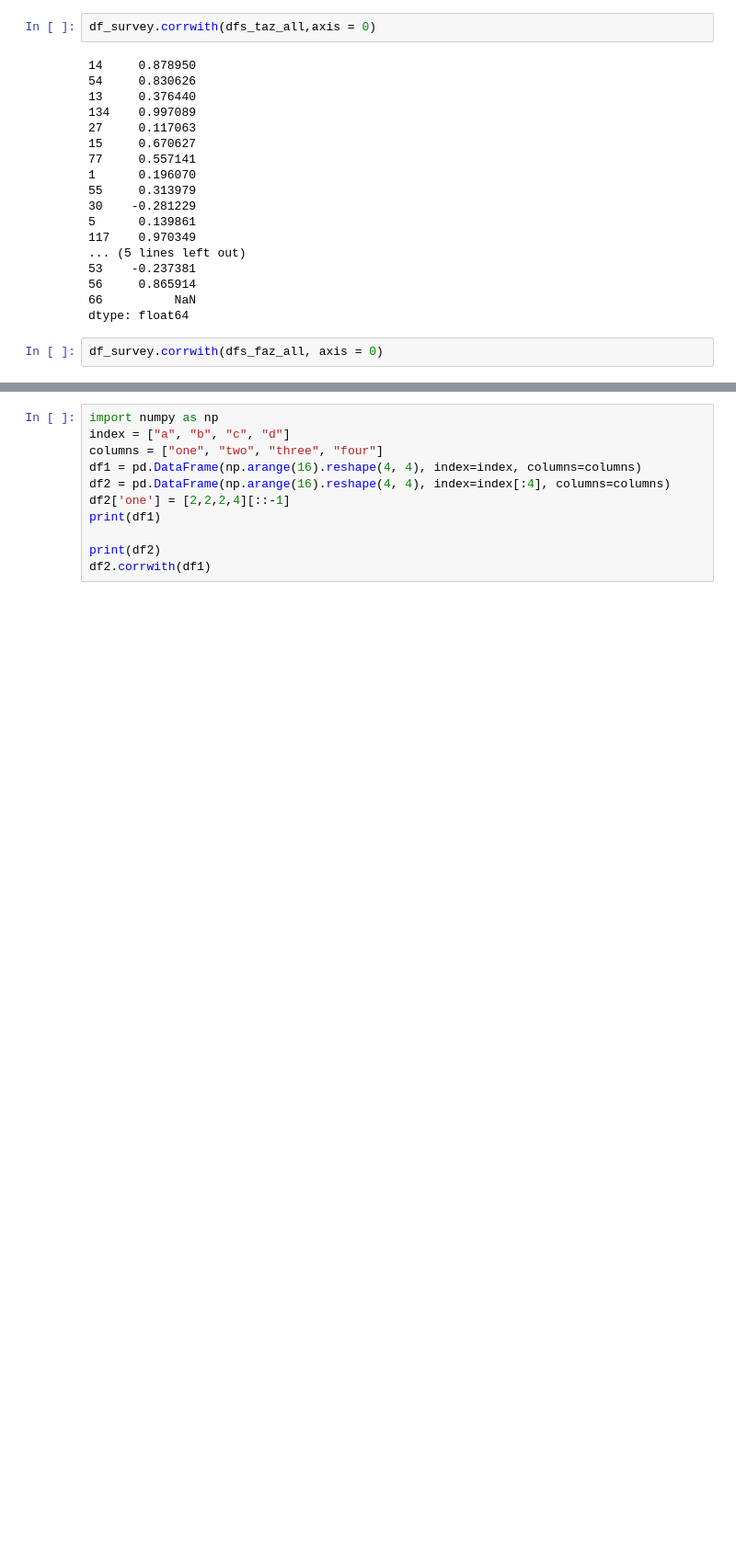
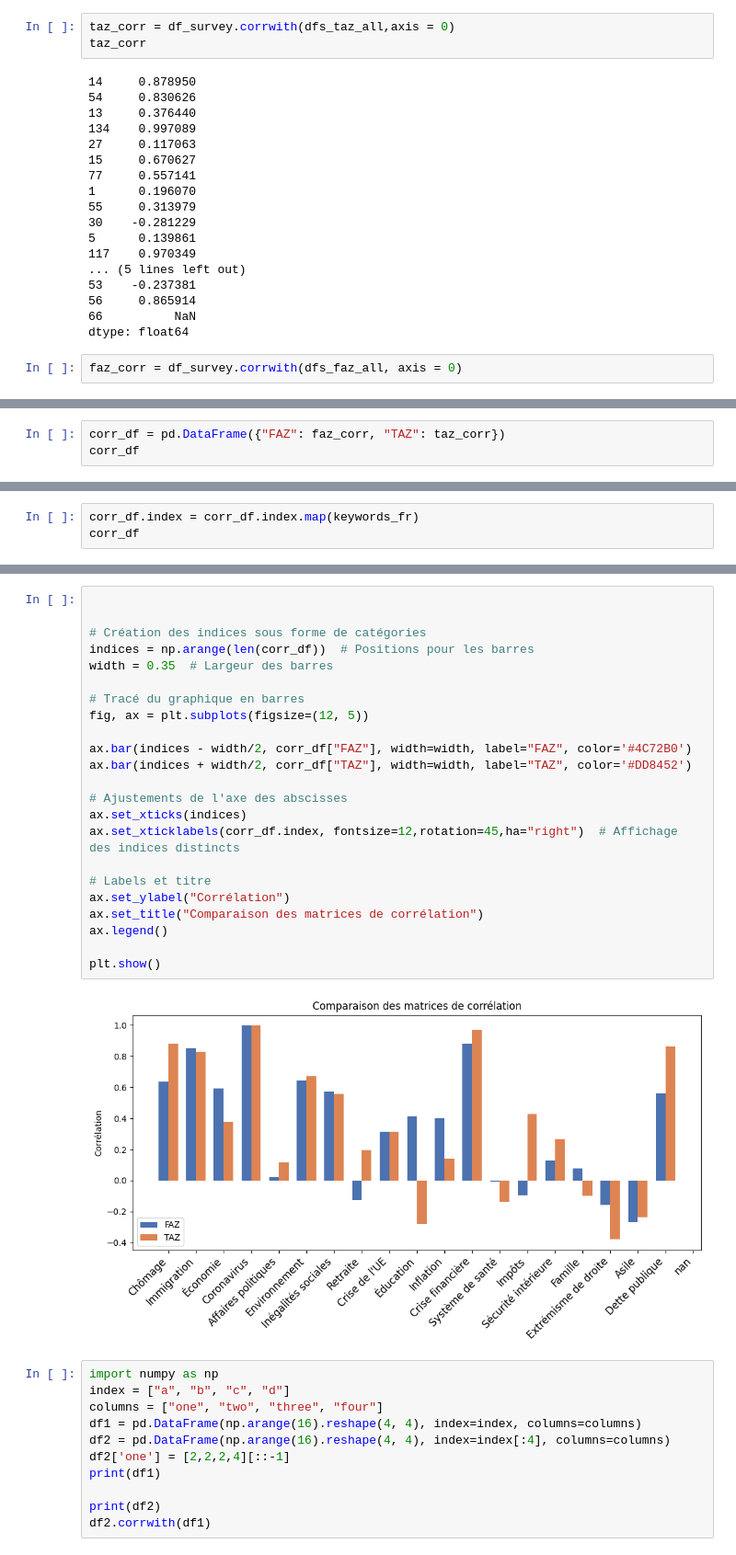
Before and after one commit to atg205/VoteMax, a Jupyter notebook: model_survey.ipynb, the cells around one changed output, grey strips where cells are left out. Shown: that part at 92% size. Drawn from its saved outputs; the diff is of its cells as text; blank space fills up the shorter version.

Commit message:
graphique

```diff
--- a/model_survey.ipynb
+++ b/model_survey.ipynb
@@ -341,7 +342,8 @@ print(dfs_faz_all.columns.values)
 [ 55  30  56  13  23  20 117  10  27   1  19  14 134   5  77  54  58  15
   53]
 # %%
-df_survey.corrwith(dfs_taz_all,axis = 0)
+taz_corr = df_survey.corrwith(dfs_taz_all,axis = 0)
+taz_corr
 # %% [output]
 14     0.878950
 54     0.830626
@@ -361,4 +363,4 @@ df_survey.corrwith(dfs_taz_all,axis = 0)
 66          NaN
 dtype: float64
 # %%
-df_survey.corrwith(dfs_faz_all, axis = 0)
+faz_corr = df_survey.corrwith(dfs_faz_all, axis = 0)
@@ -382,0 +367,3 @@ dtype: float64
+# %%
+corr_df = pd.DataFrame({"FAZ": faz_corr, "TAZ": taz_corr})
+corr_df
@@ -382,0 +410,3 @@ dtype: float64
+# %%
+corr_df.index = corr_df.index.map(keywords_fr)
+corr_df
@@ -383,3 +431,28 @@ dtype: float64
+# %%
+
+
+# Création des indices sous forme de catégories
+indices = np.arange(len(corr_df))  # Positions pour les barres
+width = 0.35  # Largeur des barres
+
+# Tracé du graphique en barres
+fig, ax = plt.subplots(figsize=(12, 5))
+
+ax.bar(indices - width/2, corr_df["FAZ"], width=width, label="FAZ", color='#4C72B0')
+ax.bar(indices + width/2, corr_df["TAZ"], width=width, label="TAZ", color='#DD8452')
+
+# Ajustements de l'axe des abscisses
+ax.set_xticks(indices)
+ax.set_xticklabels(corr_df.index, fontsize=12,rotation=45,ha="right")  # Affichage des indices distincts
+
+# Labels et titre
+ax.set_ylabel("Corrélation")
+ax.set_title("Comparaison des matrices de corrélation")
+ax.legend()
+
+plt.show()
+# %% [output]
+[figure, added]
 # %%
 import numpy as np
 index = ["a", "b", "c", "d"]
```
Also changed, not shown: parts of 5 cells of this notebook.
